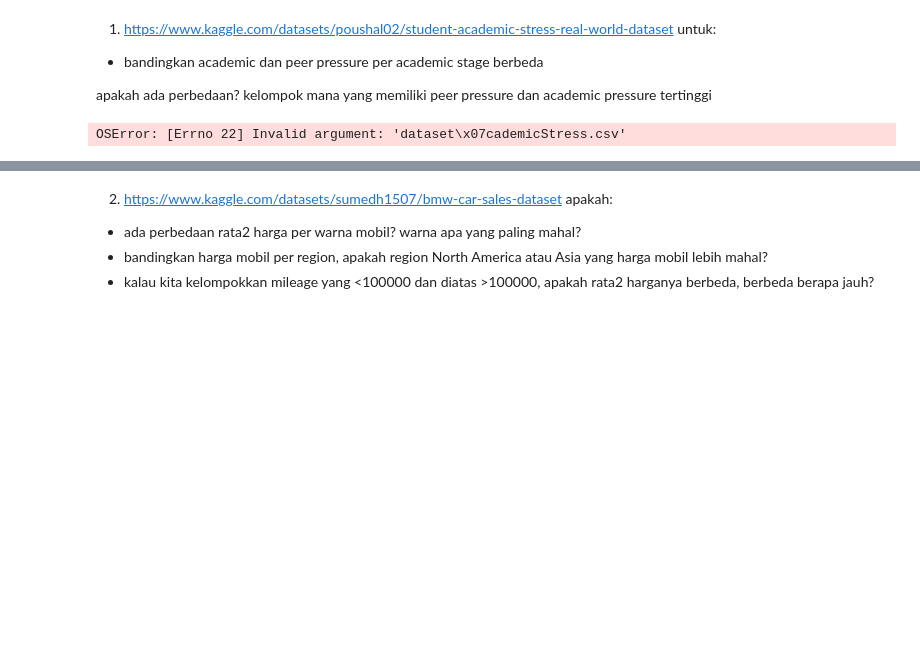
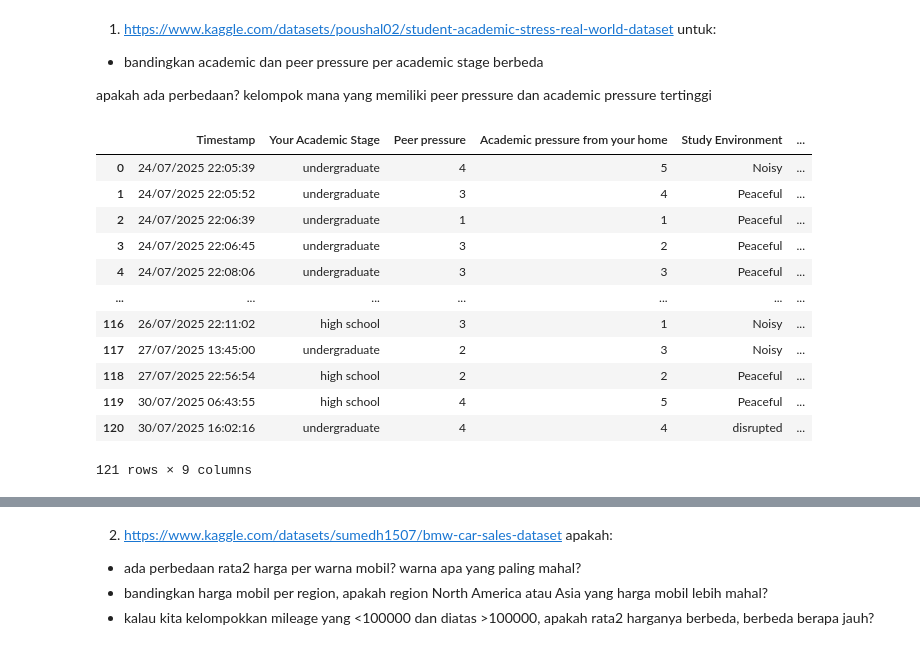
Before and after one commit to stefkwan/pytn_300725, a Jupyter notebook: sesi5_11Aug.ipynb, the cells around one changed output, grey strips where cells are left out. Drawn from its saved outputs; the diff is of its cells as text; code cells hidden in the pictures; blank space fills up the shorter version.

```diff
--- a/sesi5_11Aug.ipynb
+++ b/sesi5_11Aug.ipynb
@@ -1035,8 +1035,20 @@ apakah ada perbedaan? kelompok mana yang memiliki peer pressure dan academic pre
 # %%
 import numpy as np
 import pandas as pd
-df_academicStress = pd.read_csv("dataset\academicStress.csv")
+df_academicStress = pd.read_csv("dataset/academicStress.csv")
 
 df_academicStress
 # %% [output]
+|  | Timestamp | Your Academic Stage | Peer pressure | Academic pressure from your home | Study Environment | ... |
+| 0 | 24/07/2025 22:05:39 | undergraduate | 4 | 5 | Noisy | ... |
+| 1 | 24/07/2025 22:05:52 | undergraduate | 3 | 4 | Peaceful | ... |
+| 2 | 24/07/2025 22:06:39 | undergraduate | 1 | 1 | Peaceful | ... |
+| 3 | 24/07/2025 22:06:45 | undergraduate | 3 | 2 | Peaceful | ... |
+| 4 | 24/07/2025 22:08:06 | undergraduate | 3 | 3 | Peaceful | ... |
+| ... | ... | ... | ... | ... | ... | ... |
+| 116 | 26/07/2025 22:11:02 | high school | 3 | 1 | Noisy | ... |
+| 117 | 27/07/2025 13:45:00 | undergraduate | 2 | 3 | Noisy | ... |
+| 118 | 27/07/2025 22:56:54 | high school | 2 | 2 | Peaceful | ... |
+| 119 | 30/07/2025 06:43:55 | high school | 4 | 5 | Peaceful | ... |
+| 120 | 30/07/2025 16:02:16 | undergraduate | 4 | 4 | disrupted | ... |
-OSError: [Errno 22] Invalid argument: 'dataset\x07cademicStress.csv'
+121 rows × 9 columns
```
Also changed, not shown: parts of 2 cells of this notebook.
